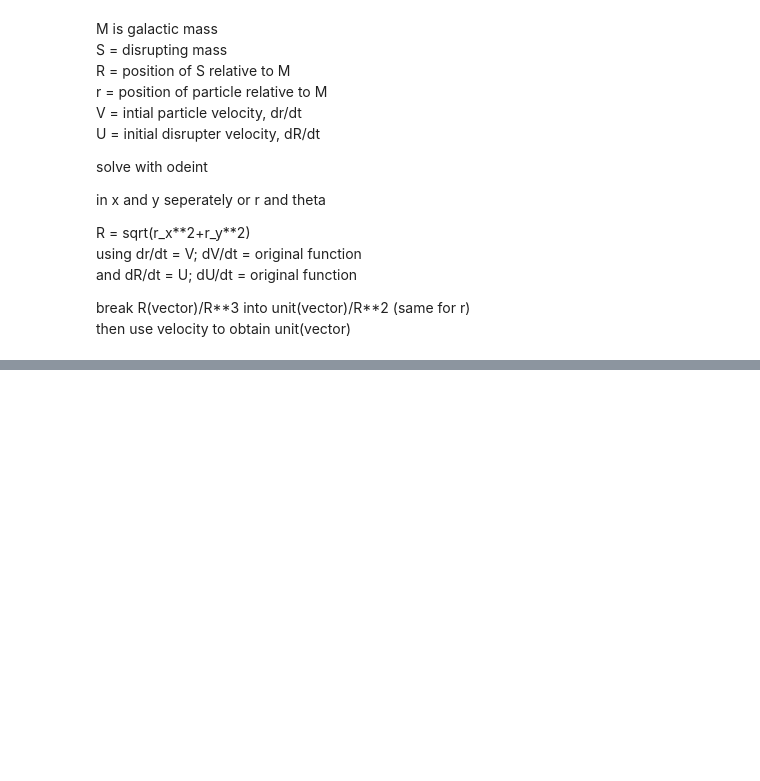
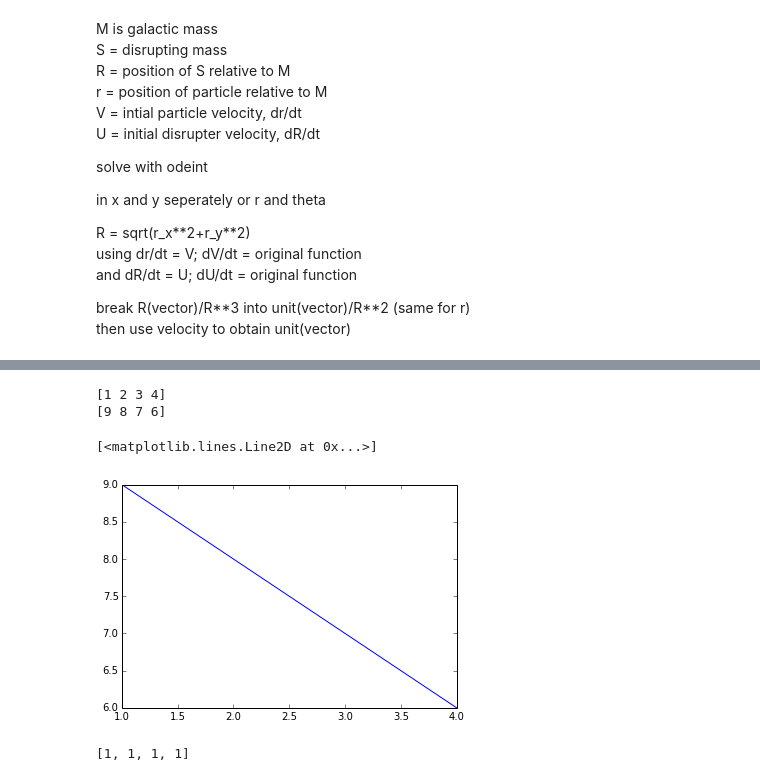
Before and after one commit to cspearso/PHYS202-S14, a Jupyter notebook: ProjectGalaxyMergers.ipynb, the cells around one changed output, grey strips where cells are left out. Saved outputs shown, nothing was run; the diff lists cells and outputs as text; code cells hidden in the pictures; blank space fills up the shorter version.

```diff
--- a/ProjectGalaxyMergers.ipynb
+++ b/ProjectGalaxyMergers.ipynb
@@ -61,3 +97,24 @@ plt.plot(t,Solution[:,3])
+# %%
+d={}
+t = np.array([1,2,3,4])
+a = [[1,2,3,4], [9,8,7,6],[1,3,1,6]]
+def asdf(x):
+    return np.array(x)
+for x in a:
+        d["initial{0}".format(x)]= asdf(x)
+print t
+print d['initial[9, 8, 7, 6]']
+plt.plot(t, d['initial[9, 8, 7, 6]'])
+# %% [output]
+[1 2 3 4]
+[9 8 7 6]
+[<matplotlib.lines.Line2D at 0x...>]
+[figure, added]
+# %%
+a = [1,1]
+print a * 2
+# %% [output]
+[1, 1, 1, 1]
 # %%
 from pylab import *
 import os
```
Also changed, not shown: parts of 4 cells of this notebook, 1 other file.
